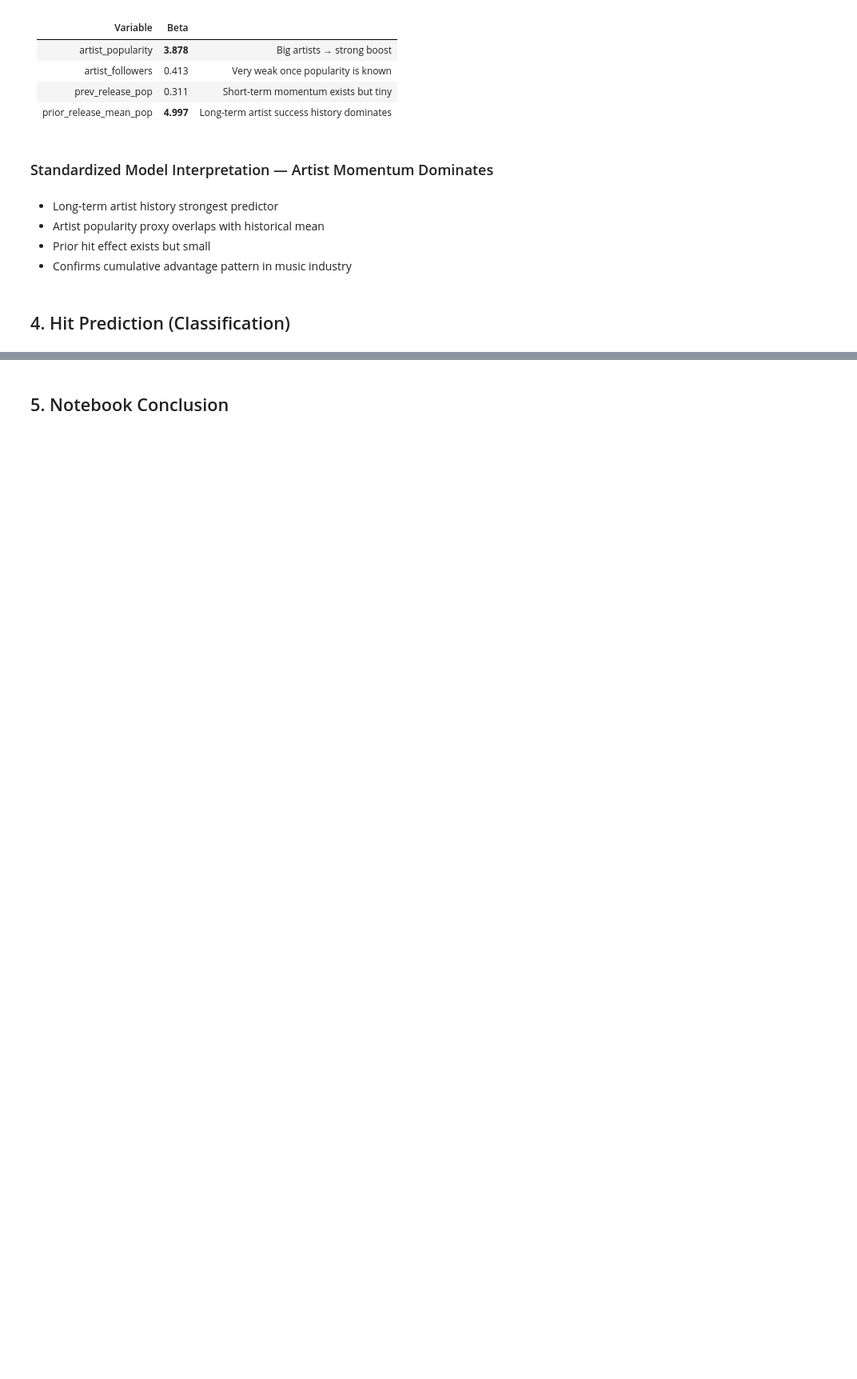
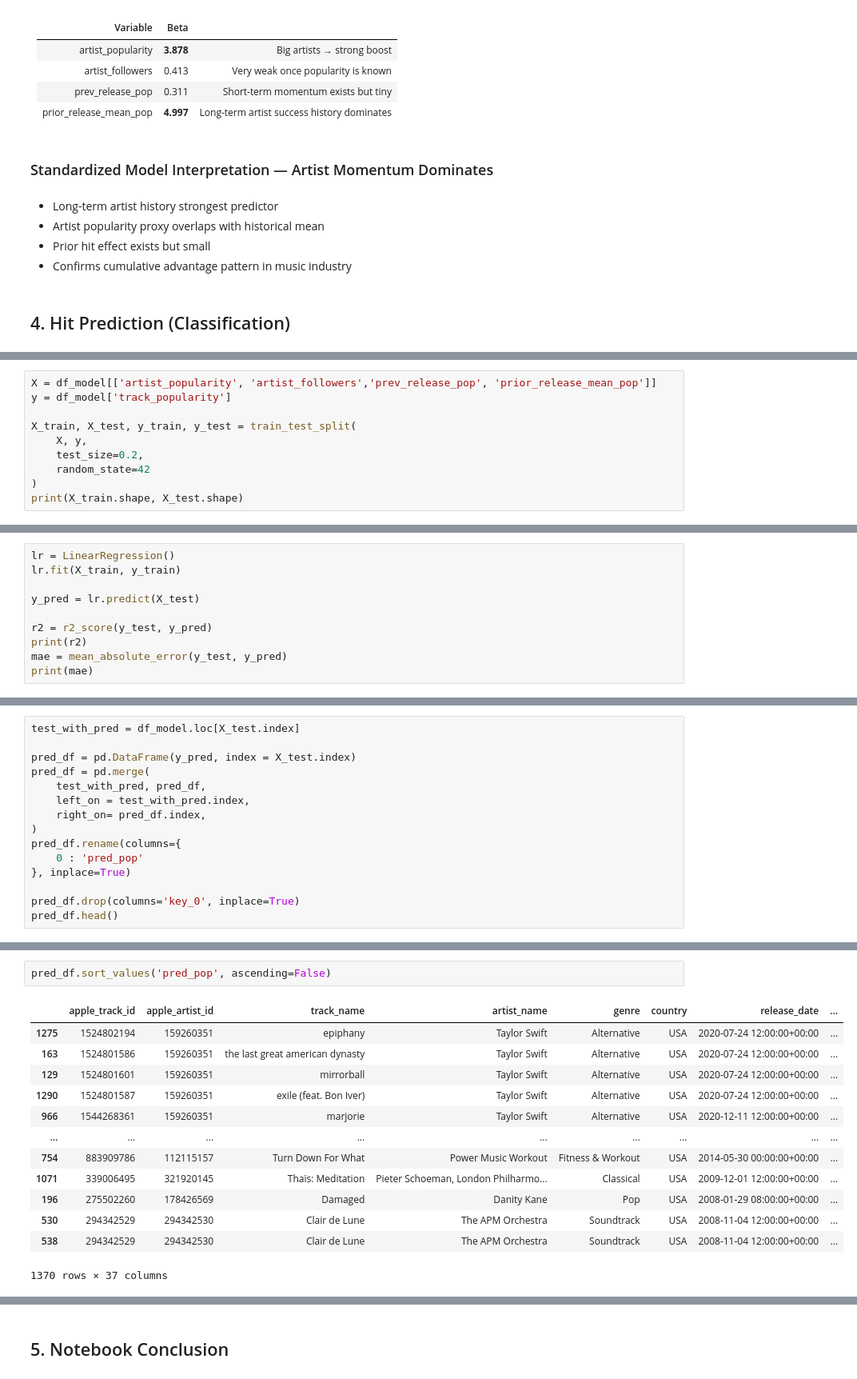
Before and after one commit to lucytheboss/what-drives-music-popularity, a Jupyter notebook: notebooks/05_audio_modeling.ipynb, the cells around one changed output, grey strips where cells are left out. Shown at 80% size. Saved outputs shown, nothing was run; the diff lists cells and outputs as text; blank space fills up the shorter version.

```diff
--- a/notebooks/05_audio_modeling.ipynb
+++ b/notebooks/05_audio_modeling.ipynb
@@ -460,0 +545,10 @@ prior_release_mean_pop: 4.997
+# %%
+X = df_model[['artist_popularity', 'artist_followers','prev_release_pop', 'prior_release_mean_pop']]
+y = df_model['track_popularity']
+
+X_train, X_test, y_train, y_test = train_test_split(
+    X, y,
+    test_size=0.2,
+    random_state=42
+)
+print(X_train.shape, X_test.shape)
@@ -460,0 +557,10 @@ prior_release_mean_pop: 4.997
+# %%
+lr = LinearRegression()
+lr.fit(X_train, y_train)
+
+y_pred = lr.predict(X_test)
+
+r2 = r2_score(y_test, y_pred)
+print(r2)
+mae = mean_absolute_error(y_test, y_pred)
+print(mae)
@@ -460,0 +570,15 @@ prior_release_mean_pop: 4.997
+# %%
+test_with_pred = df_model.loc[X_test.index]
+
+pred_df = pd.DataFrame(y_pred, index = X_test.index)
+pred_df = pd.merge(
+    test_with_pred, pred_df,
+    left_on = test_with_pred.index,
+    right_on= pred_df.index,
+)
+pred_df.rename(columns={
+    0 : 'pred_pop'
+}, inplace=True)
+
+pred_df.drop(columns='key_0', inplace=True)
+pred_df.head()
@@ -460,0 +593,16 @@ prior_release_mean_pop: 4.997
+# %%
+pred_df.sort_values('pred_pop', ascending=False)
+# %% [output]
+|  | apple_track_id | apple_artist_id | track_name | artist_name | genre | country | release_date | ... |
+| 1275 | 1524802194 | 159260351 | epiphany | Taylor Swift | Alternative | USA | 2020-07-24 12:00:00+00:00 | ... |
+| 163 | 1524801586 | 159260351 | the last great american dynasty | Taylor Swift | Alternative | USA | 2020-07-24 12:00:00+00:00 | ... |
+| 129 | 1524801601 | 159260351 | mirrorball | Taylor Swift | Alternative | USA | 2020-07-24 12:00:00+00:00 | ... |
+| 1290 | 1524801587 | 159260351 | exile (feat. Bon Iver) | Taylor Swift | Alternative | USA | 2020-07-24 12:00:00+00:00 | ... |
+| 966 | 1544268361 | 159260351 | marjorie | Taylor Swift | Alternative | USA | 2020-12-11 12:00:00+00:00 | ... |
+| ... | ... | ... | ... | ... | ... | ... | ... | ... |
+| 754 | 883909786 | 112115157 | Turn Down For What | Power Music Workout | Fitness & Workout | USA | 2014-05-30 00:00:00+00:00 | ... |
+| 1071 | 339006495 | 321920145 | Thaïs: Meditation | Pieter Schoeman, London Philharmo... | Classical | USA | 2009-12-01 12:00:00+00:00 | ... |
+| 196 | 275502260 | 178426569 | Damaged | Danity Kane | Pop | USA | 2008-01-29 08:00:00+00:00 | ... |
+| 530 | 294342529 | 294342530 | Clair de Lune | The APM Orchestra | Soundtrack | USA | 2008-11-04 12:00:00+00:00 | ... |
+| 538 | 294342529 | 294342530 | Clair de Lune | The APM Orchestra | Soundtrack | USA | 2008-11-04 12:00:00+00:00 | ... |
+1370 rows × 37 columns
```
Also changed, not shown: parts of 16 cells of this notebook.
